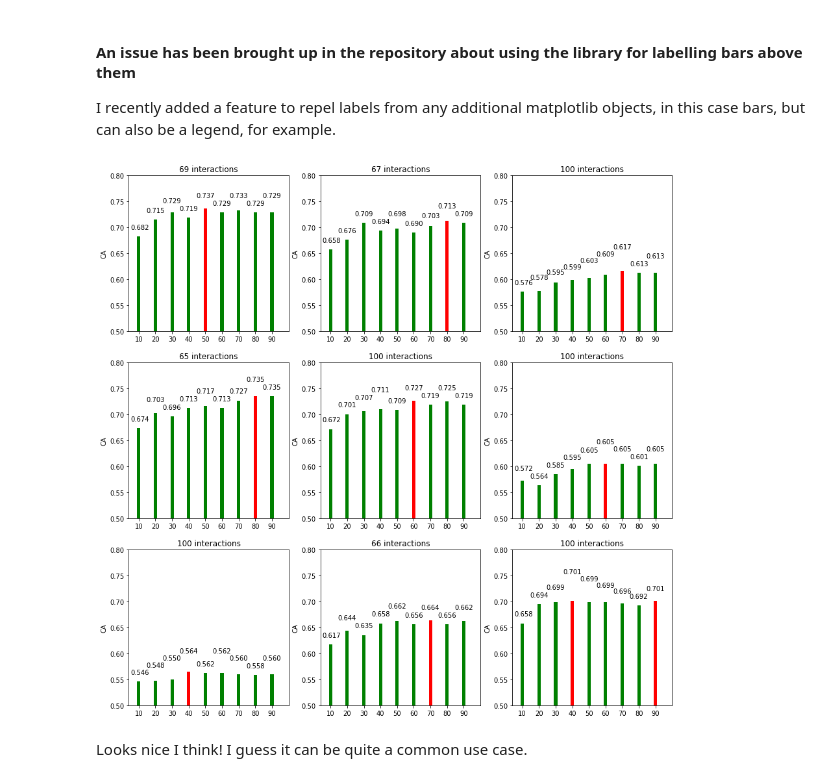
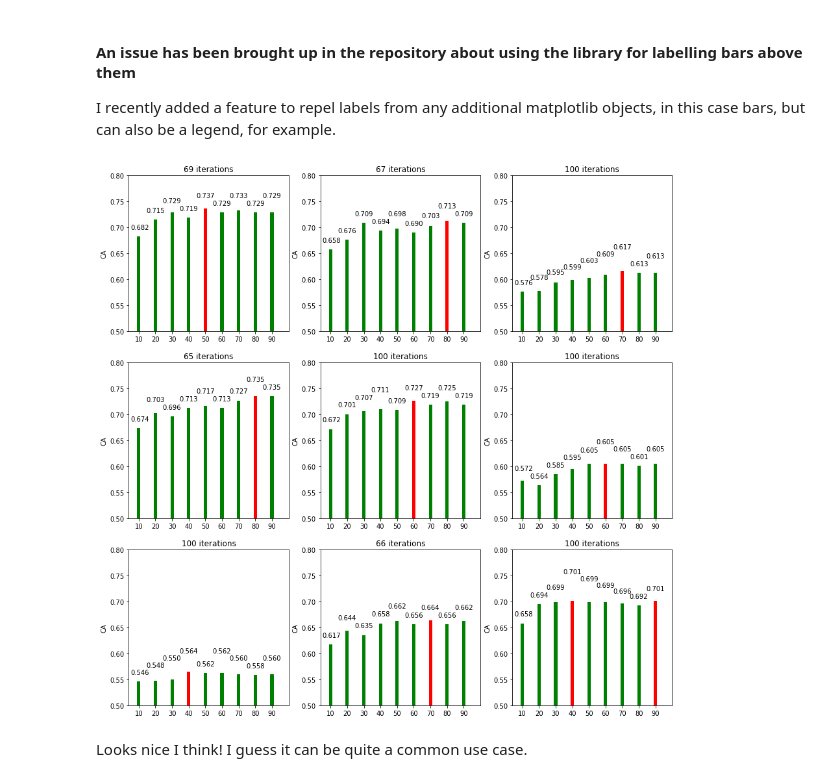
Before and after one commit to Phlya/adjustText, a Jupyter notebook: examples/Examples.ipynb, the cells around one changed output. Saved outputs shown, nothing was run; the diff lists cells and outputs as text; code cells hidden in the pictures.

```diff
--- a/examples/Examples.ipynb
+++ b/examples/Examples.ipynb
@@ -237,29 +237,29 @@ data = [{'rf': [[10, 0.682312925170068], [20, 0.714904143475572], [30, 0.7291074
 # %%
 fig = plt.figure(facecolor="w",figsize=(15,15))
 for i,result in enumerate(data):
 # Let's plot the bars
     ax=fig.add_subplot(3,3,i+1)
     x = [item[0] for item in result['rf']]
     y = [item[1] for item in result['rf']]
     ax.axis(ymin=0.5,ymax=0.8,xmin=4,xmax=100)
     bars=ax.bar(x,y,color='green',tick_label=x,width=2)
 # And add the labels, while changing the colour of some of the bars
     texts=[]
     for j,rect in enumerate(bars):
         left = rect.get_x()+1
         top = rect.get_y()+rect.get_height()+0.01
         texts.append(ax.text(left,top,'%.3f'%y[j]))
         if y[j] == result['besttree']:
             rect.set_facecolor('red')
 
 # Now adjust the text. We don't want to move in the x direction and we want the labels to vertically aligned with the bars.
 # I also noticed that having a weaker force to repel texts from ech other makes the figure nicer.
     ax.set_ylabel('CA')
-    ax.set_title('%s interactions' % adjust_text(texts, add_objects=bars,
+    ax.set_title('%s iterations' % adjust_text(texts, add_objects=bars,
                  autoalign='y', only_move={'points':'y', 'text':'y', 'objects':'y'},
                  ha='center', force_text=0.1))
 # %% [output]
-[figure, old version]
+[figure, new version]
 # %% [markdown]
 Looks nice I think! I guess it can be quite a common use case.
 # %% [markdown]
```
Also changed, not shown: parts of 1 cell of this notebook.
